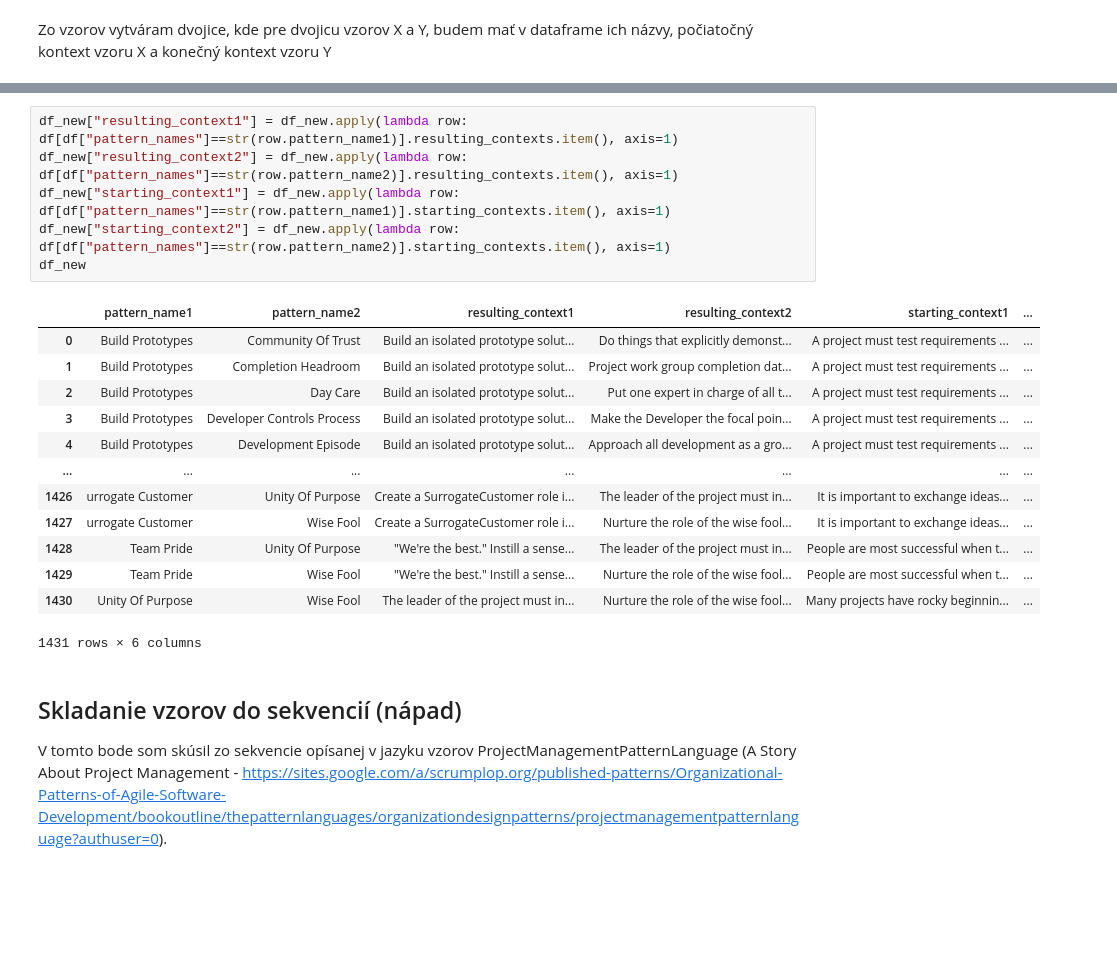
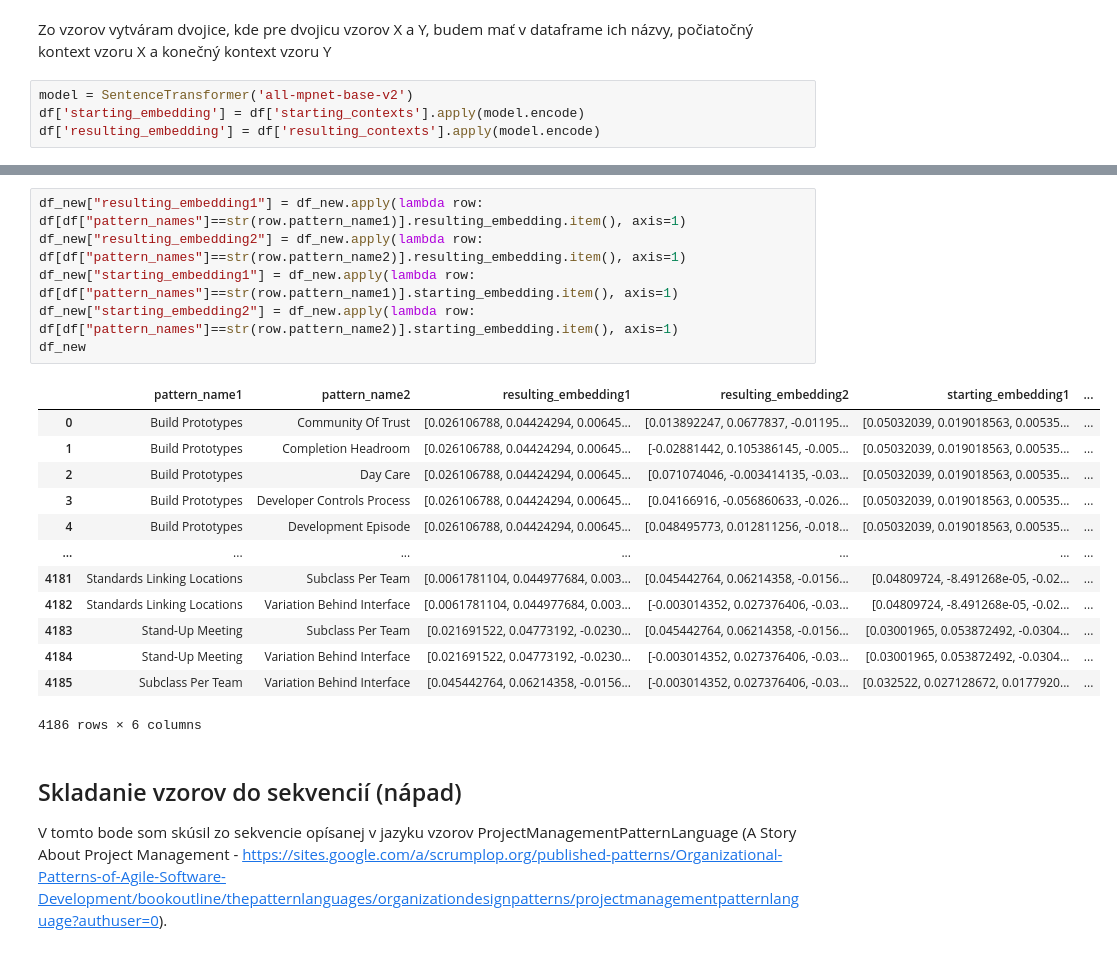
Before and after one commit to oliveradler/DP-1-OliverAdler, a Jupyter notebook: DP.ipynb, the cells around one changed output, grey strips where cells are left out. Saved outputs shown, nothing was run; the diff lists cells and outputs as text; blank space fills up the shorter version.

```diff
--- a/DP.ipynb
+++ b/DP.ipynb
@@ -148,5 +217,9 @@ df
 # %% [markdown]
 Zo vzorov vytváram dvojice, kde pre dvojicu vzorov X a Y, budem mať v dataframe ich názvy, počiatočný kontext vzoru X a konečný kontext vzoru Y
+# %%
+model = SentenceTransformer('all-mpnet-base-v2')
+df['starting_embedding'] = df['starting_contexts'].apply(model.encode)
+df['resulting_embedding'] = df['resulting_contexts'].apply(model.encode)
 # %%
 pattern_pairs = list(combinations(df['pattern_names'].tolist(),2))
 pattern_pairs
@@ -188,23 +261,23 @@ df_new
 # %%
-df_new["resulting_context1"] = df_new.apply(lambda row: df[df["pattern_names"]==str(row.pattern_name1)].resulting_contexts.item(), axis=1)
-df_new["resulting_context2"] = df_new.apply(lambda row: df[df["pattern_names"]==str(row.pattern_name2)].resulting_contexts.item(), axis=1)
-df_new["starting_context1"] = df_new.apply(lambda row: df[df["pattern_names"]==str(row.pattern_name1)].starting_contexts.item(), axis=1)
-df_new["starting_context2"] = df_new.apply(lambda row: df[df["pattern_names"]==str(row.pattern_name2)].starting_contexts.item(), axis=1)
+df_new["resulting_embedding1"] = df_new.apply(lambda row: df[df["pattern_names"]==str(row.pattern_name1)].resulting_embedding.item(), axis=1)
+df_new["resulting_embedding2"] = df_new.apply(lambda row: df[df["pattern_names"]==str(row.pattern_name2)].resulting_embedding.item(), axis=1)
+df_new["starting_embedding1"] = df_new.apply(lambda row: df[df["pattern_names"]==str(row.pattern_name1)].starting_embedding.item(), axis=1)
+df_new["starting_embedding2"] = df_new.apply(lambda row: df[df["pattern_names"]==str(row.pattern_name2)].starting_embedding.item(), axis=1)
 df_new
 # %% [output]
-|  | pattern_name1 | pattern_name2 | resulting_context1 | resulting_context2 | starting_context1 | ... |
-| 0 | Build Prototypes | Community Of Trust | Build an isolated prototype solut... | Do things that explicitly demonst... | A project must test requirements ... | ... |
-| 1 | Build Prototypes | Completion Headroom | Build an isolated prototype solut... | Project work group completion dat... | A project must test requirements ... | ... |
-| 2 | Build Prototypes | Day Care | Build an isolated prototype solut... | Put one expert in charge of all t... | A project must test requirements ... | ... |
-| 3 | Build Prototypes | Developer Controls Process | Build an isolated prototype solut... | Make the Developer the focal poin... | A project must test requirements ... | ... |
-| 4 | Build Prototypes | Development Episode | Build an isolated prototype solut... | Approach all development as a gro... | A project must test requirements ... | ... |
+|  | pattern_name1 | pattern_name2 | resulting_embedding1 | resulting_embedding2 | starting_embedding1 | ... |
+| 0 | Build Prototypes | Community Of Trust | [0.026106788, 0.04424294, 0.00645... | [0.013892247, 0.0677837, -0.01195... | [0.05032039, 0.019018563, 0.00535... | ... |
+| 1 | Build Prototypes | Completion Headroom | [0.026106788, 0.04424294, 0.00645... | [-0.02881442, 0.105386145, -0.005... | [0.05032039, 0.019018563, 0.00535... | ... |
+| 2 | Build Prototypes | Day Care | [0.026106788, 0.04424294, 0.00645... | [0.071074046, -0.003414135, -0.03... | [0.05032039, 0.019018563, 0.00535... | ... |
+| 3 | Build Prototypes | Developer Controls Process | [0.026106788, 0.04424294, 0.00645... | [0.04166916, -0.056860633, -0.026... | [0.05032039, 0.019018563, 0.00535... | ... |
+| 4 | Build Prototypes | Development Episode | [0.026106788, 0.04424294, 0.00645... | [0.048495773, 0.012811256, -0.018... | [0.05032039, 0.019018563, 0.00535... | ... |
 | ... | ... | ... | ... | ... | ... | ... |
-| 1426 | urrogate Customer | Unity Of Purpose | Create a SurrogateCustomer role i... | The leader of the project must in... | It is important to exchange ideas... | ... |
-| 1427 | urrogate Customer | Wise Fool | Create a SurrogateCustomer role i... | Nurture the role of the wise fool... | It is important to exchange ideas... | ... |
-| 1428 | Team Pride | Unity Of Purpose | "We're the best." Instill a sense... | The leader of the project must in... | People are most successful when t... | ... |
-| 1429 | Team Pride | Wise Fool | "We're the best." Instill a sense... | Nurture the role of the wise fool... | People are most successful when t... | ... |
-| 1430 | Unity Of Purpose | Wise Fool | The leader of the project must in... | Nurture the role of the wise fool... | Many projects have rocky beginnin... | ... |
+| 4181 | Standards Linking Locations | Subclass Per Team | [0.0061781104, 0.044977684, 0.003... | [0.045442764, 0.06214358, -0.0156... | [0.04809724, -8.491268e-05, -0.02... | ... |
+| 4182 | Standards Linking Locations | Variation Behind Interface | [0.0061781104, 0.044977684, 0.003... | [-0.003014352, 0.027376406, -0.03... | [0.04809724, -8.491268e-05, -0.02... | ... |
+| 4183 | Stand-Up Meeting | Subclass Per Team | [0.021691522, 0.04773192, -0.0230... | [0.045442764, 0.06214358, -0.0156... | [0.03001965, 0.053872492, -0.0304... | ... |
+| 4184 | Stand-Up Meeting | Variation Behind Interface | [0.021691522, 0.04773192, -0.0230... | [-0.003014352, 0.027376406, -0.03... | [0.03001965, 0.053872492, -0.0304... | ... |
+| 4185 | Subclass Per Team | Variation Behind Interface | [0.045442764, 0.06214358, -0.0156... | [-0.003014352, 0.027376406, -0.03... | [0.032522, 0.027128672, 0.0177920... | ... |
-1431 rows × 6 columns
+4186 rows × 6 columns
 # %% [markdown]
 ## Skladanie vzorov do sekvencií (nápad)
 
```
Also changed, not shown: parts of 22 cells of this notebook, 38 other files.
